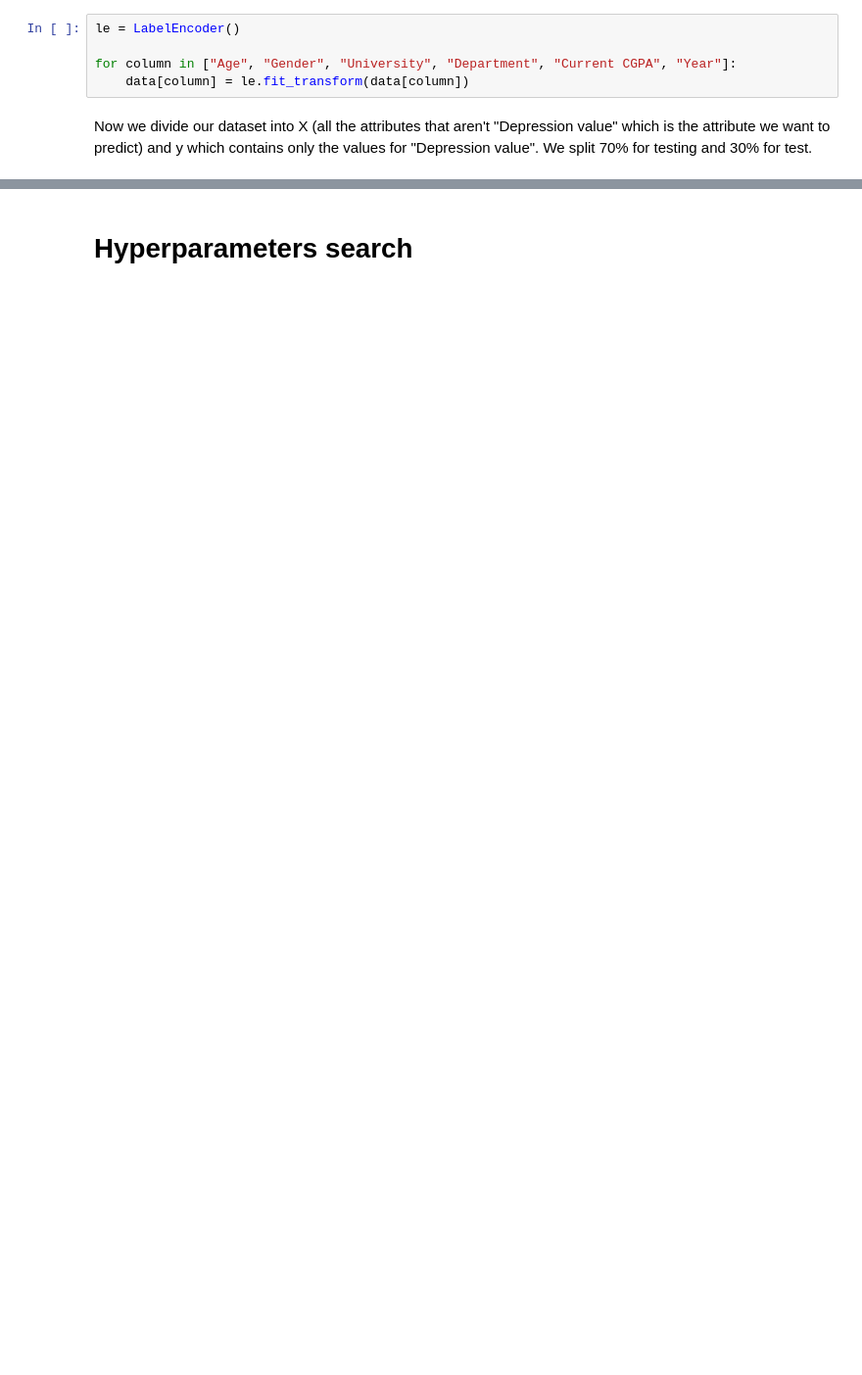
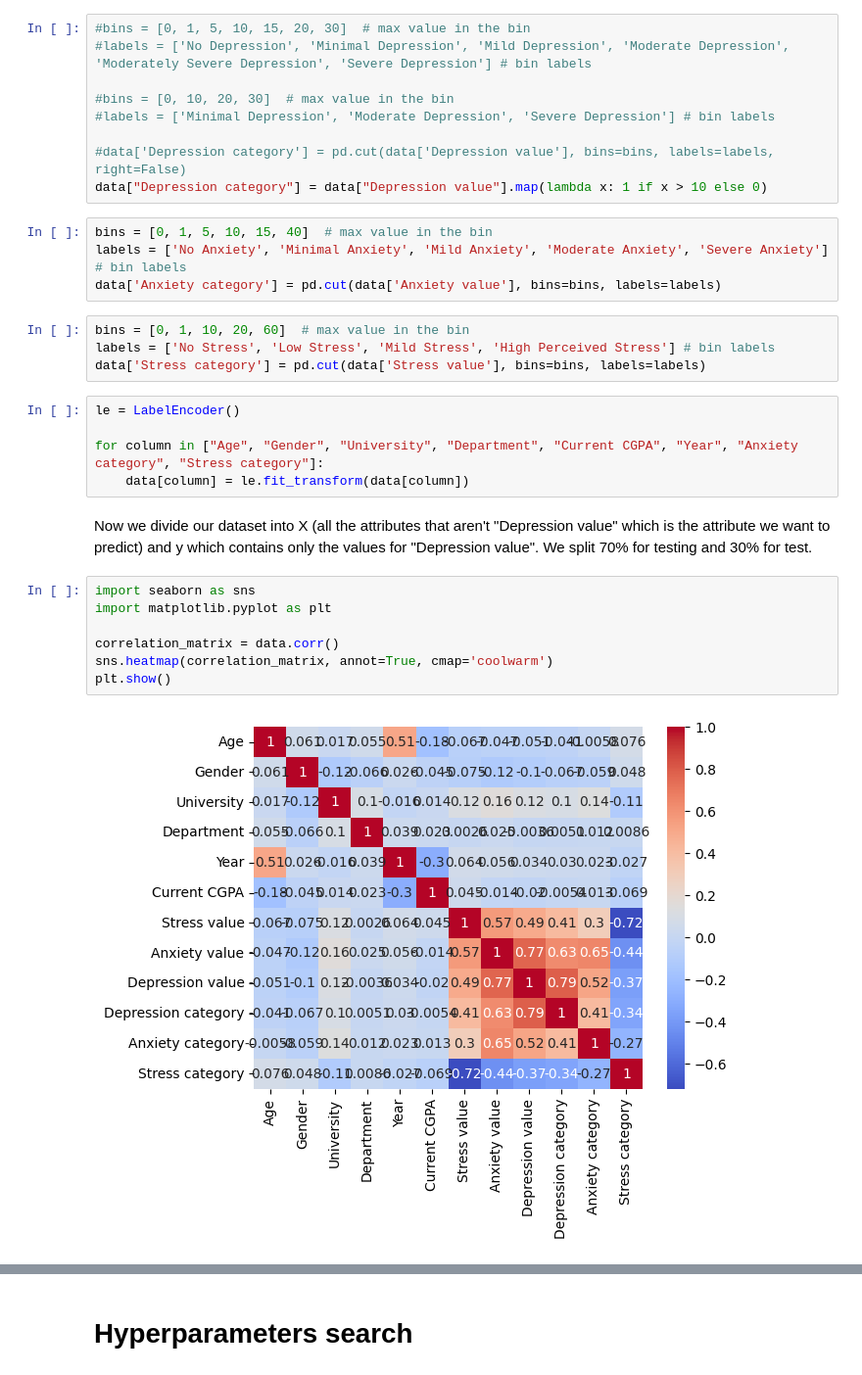
Before and after one commit to Nachrj/dbm2-project, a Jupyter notebook: classification.ipynb, the cells around one changed output, grey strips where cells are left out. Shown: that part at 98% size. Saved outputs shown, nothing was run; the diff lists cells and outputs as text; blank space fills up the shorter version.

```diff
--- a/classification.ipynb
+++ b/classification.ipynb
@@ -24,8 +22,34 @@ data["Depression value"] = data["Depression value"].map(lambda x: 1 if x > 20 el
+# %%
+#bins = [0, 1, 5, 10, 15, 20, 30]  # max value in the bin
+#labels = ['No Depression', 'Minimal Depression', 'Mild Depression', 'Moderate Depression', 'Moderately Severe Depression', 'Severe Depression'] # bin labels
+
+#bins = [0, 10, 20, 30]  # max value in the bin
+#labels = ['Minimal Depression', 'Moderate Depression', 'Severe Depression'] # bin labels
+
+#data['Depression category'] = pd.cut(data['Depression value'], bins=bins, labels=labels, right=False)
+data["Depression category"] = data["Depression value"].map(lambda x: 1 if x > 10 else 0)
+# %%
+bins = [0, 1, 5, 10, 15, 40]  # max value in the bin
+labels = ['No Anxiety', 'Minimal Anxiety', 'Mild Anxiety', 'Moderate Anxiety', 'Severe Anxiety'] # bin labels
+data['Anxiety category'] = pd.cut(data['Anxiety value'], bins=bins, labels=labels)
+# %%
+bins = [0, 1, 10, 20, 60]  # max value in the bin
+labels = ['No Stress', 'Low Stress', 'Mild Stress', 'High Perceived Stress'] # bin labels
+data['Stress category'] = pd.cut(data['Stress value'], bins=bins, labels=labels)
 # %%
 le = LabelEncoder()
 
-for column in ["Age", "Gender", "University", "Department", "Current CGPA", "Year"]:
+for column in ["Age", "Gender", "University", "Department", "Current CGPA", "Year", "Anxiety category", "Stress category"]:
     data[column] = le.fit_transform(data[column])
 # %% [markdown]
 Now we divide our dataset into X (all the attributes that aren't "Depression value" which is the attribute we want to predict) and y which contains only the values for "Depression value". We split 70% for testing and 30% for test.
+# %%
+import seaborn as sns
+import matplotlib.pyplot as plt
+
+correlation_matrix = data.corr()
+sns.heatmap(correlation_matrix, annot=True, cmap='coolwarm')
+plt.show()
+# %% [output]
+[figure, added]
 # %%
```
Also changed, not shown: parts of 10 cells of this notebook, 1 other file.
